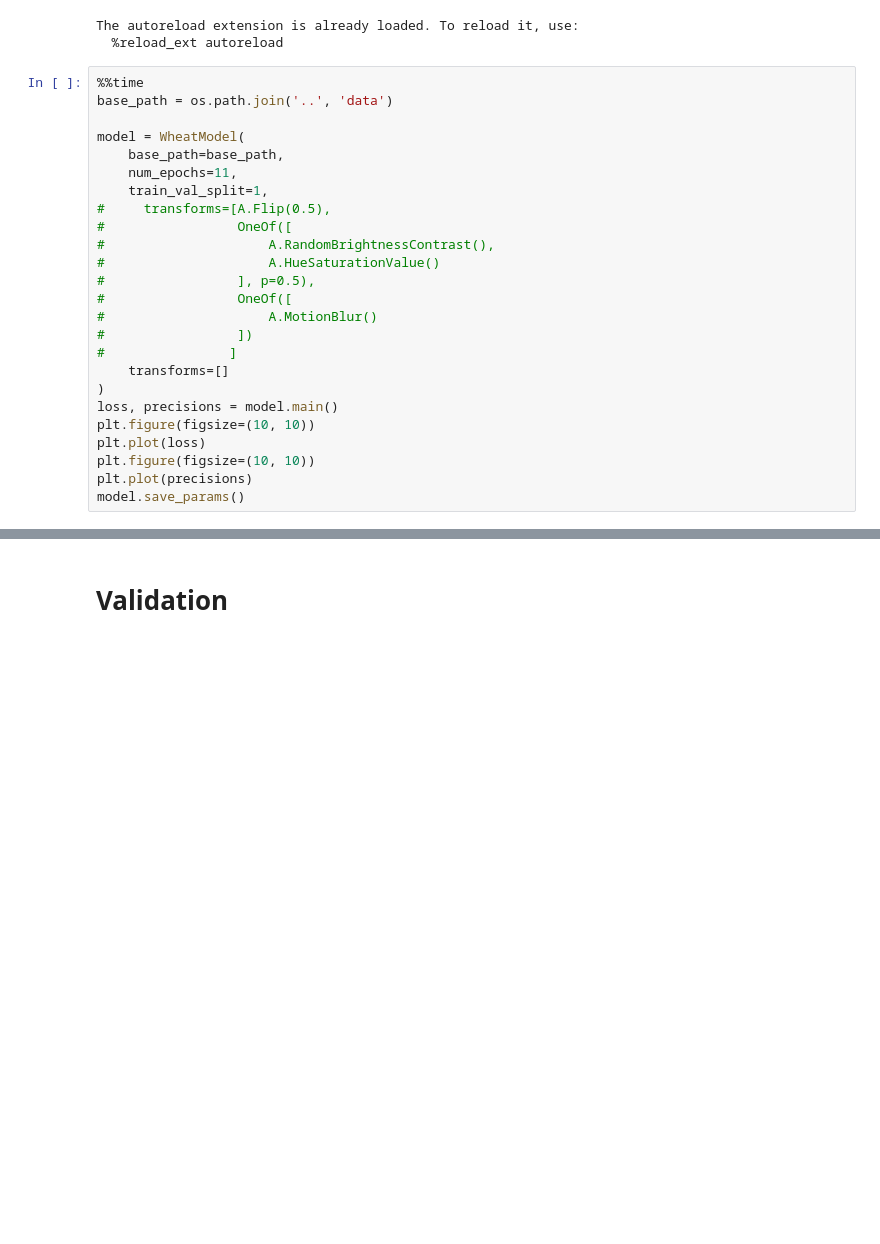
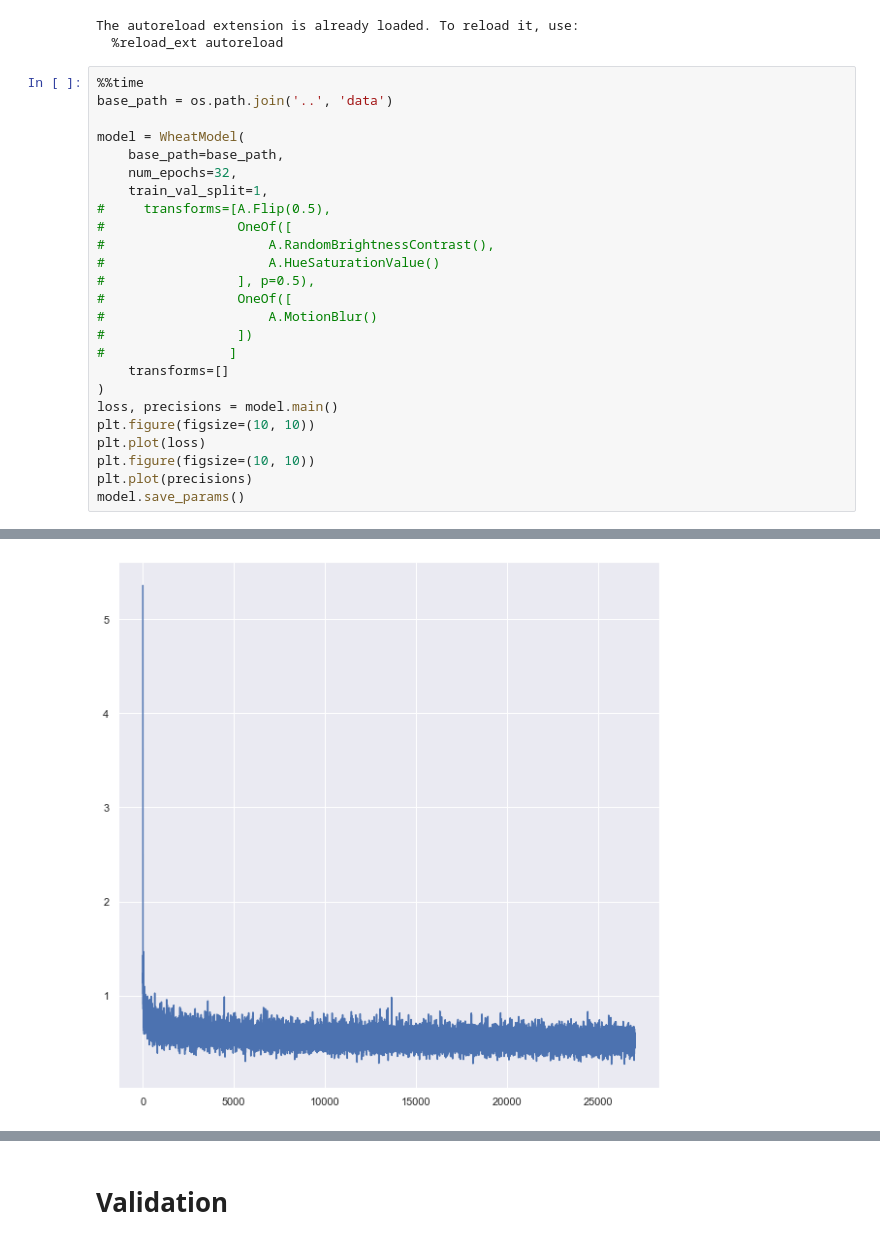
Before and after one commit to alanxzhou/wheat-detection, a Jupyter notebook: notebooks/FasterRCNN.ipynb, the cells around one changed output, grey strips where cells are left out. Drawn from its saved outputs; the diff is of its cells as text; blank space fills up the shorter version.

```diff
--- a/notebooks/FasterRCNN.ipynb
+++ b/notebooks/FasterRCNN.ipynb
@@ -35,7 +35,7 @@ base_path = os.path.join('..', 'data')
 
 model = WheatModel(
     base_path=base_path,
-    num_epochs=11,
+    num_epochs=32,
     train_val_split=1,
 #     transforms=[A.Flip(0.5),
 #                 OneOf([
@@ -67,0 +75 @@ Iteration #400 loss: 0.7544382810592651
+[figure, added]
```
Also changed, not shown: parts of 1 cell of this notebook, 1 other file.
